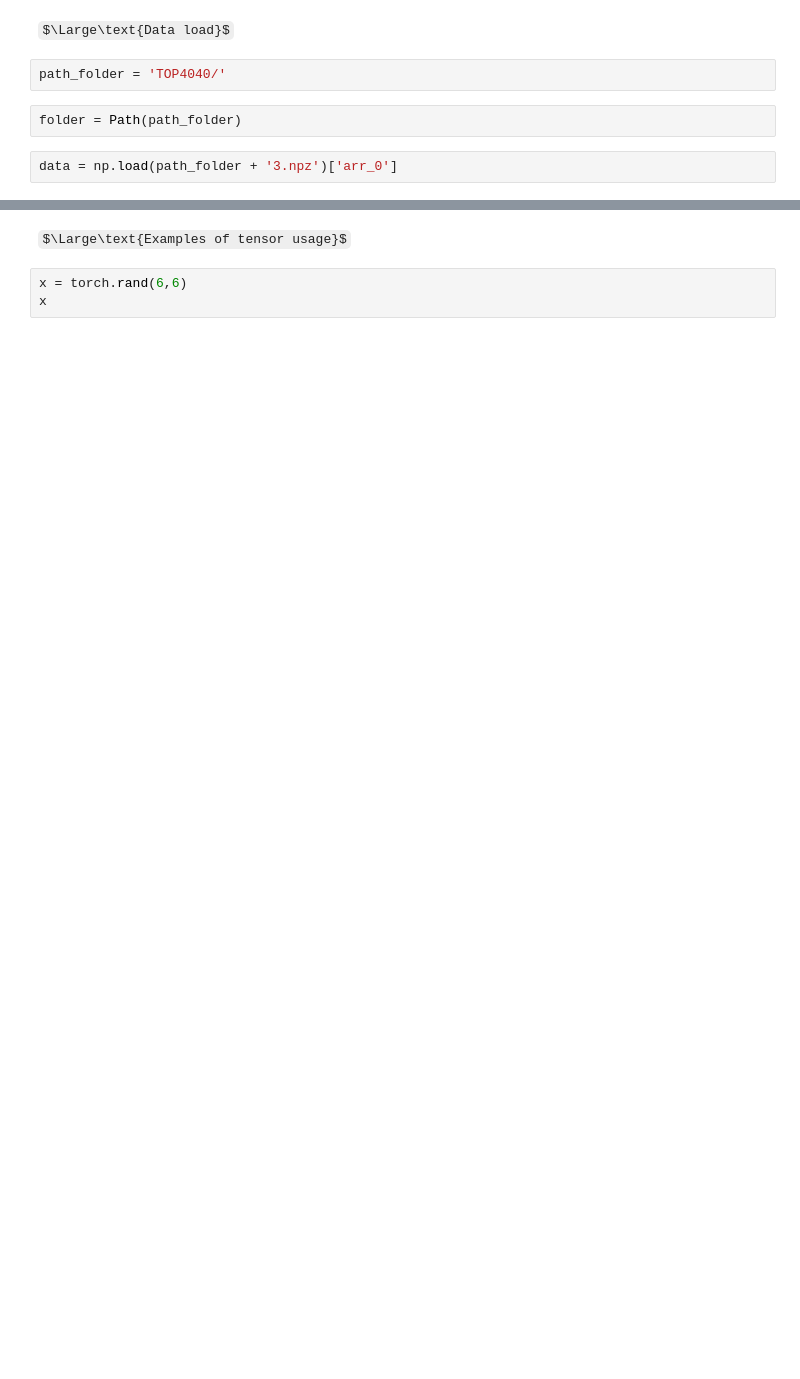
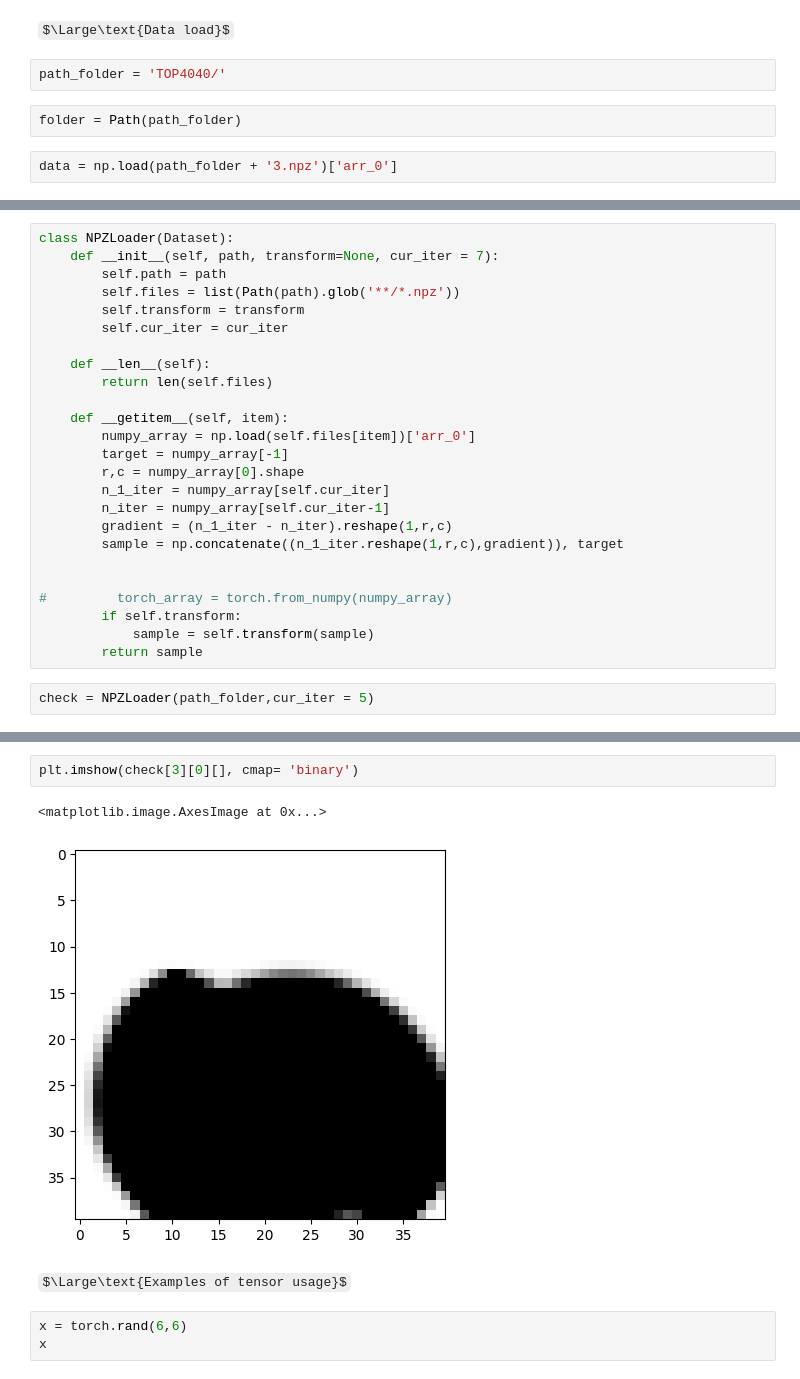
Before and after one commit to barracuda049/dl, a Jupyter notebook: sw.ipynb, the cells around one changed output, grey strips where cells are left out. Saved outputs shown, nothing was run; the diff lists cells and outputs as text; some formulas as TeX source; blank space fills up the shorter version.

Commit message:
Load dataset

```diff
--- a/sw.ipynb
+++ b/sw.ipynb
@@ -27,0 +28,27 @@ plt.imshow(data[6], cmap='Greys')
+# %%
+class NPZLoader(Dataset):
+    def __init__(self, path, transform=None, cur_iter = 7):
+        self.path = path
+        self.files = list(Path(path).glob('**/*.npz'))
+        self.transform = transform
+        self.cur_iter = cur_iter
+
+    def __len__(self):
+        return len(self.files)
+
+    def __getitem__(self, item):
+        numpy_array = np.load(self.files[item])['arr_0']
+        target = numpy_array[-1]
+        r,c = numpy_array[0].shape
+        n_1_iter = numpy_array[self.cur_iter]
+        n_iter = numpy_array[self.cur_iter-1]
+        gradient = (n_1_iter - n_iter).reshape(1,r,c)
+        sample = np.concatenate((n_1_iter.reshape(1,r,c),gradient)), target
+
+
+#         torch_array = torch.from_numpy(numpy_array)
+        if self.transform:
+            sample = self.transform(sample)
+        return sample
+# %%
+check = NPZLoader(path_folder,cur_iter = 5)
@@ -28,3 +59,8 @@ plt.imshow(data[6], cmap='Greys')
+# %%
+plt.imshow(check[3][0][], cmap= 'binary')
+# %% [output]
+<matplotlib.image.AxesImage at 0x...>
+[figure, added]
 # %% [markdown]
 $\Large\text{Examples of tensor usage}$
 # %%
```
Also changed, not shown: parts of 54 cells of this notebook.
